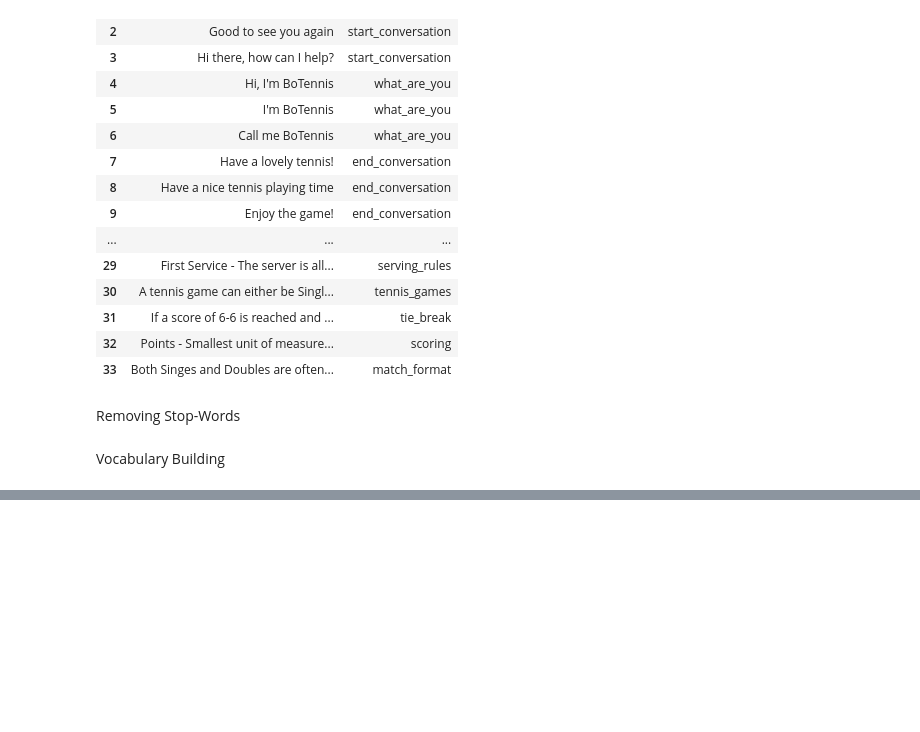
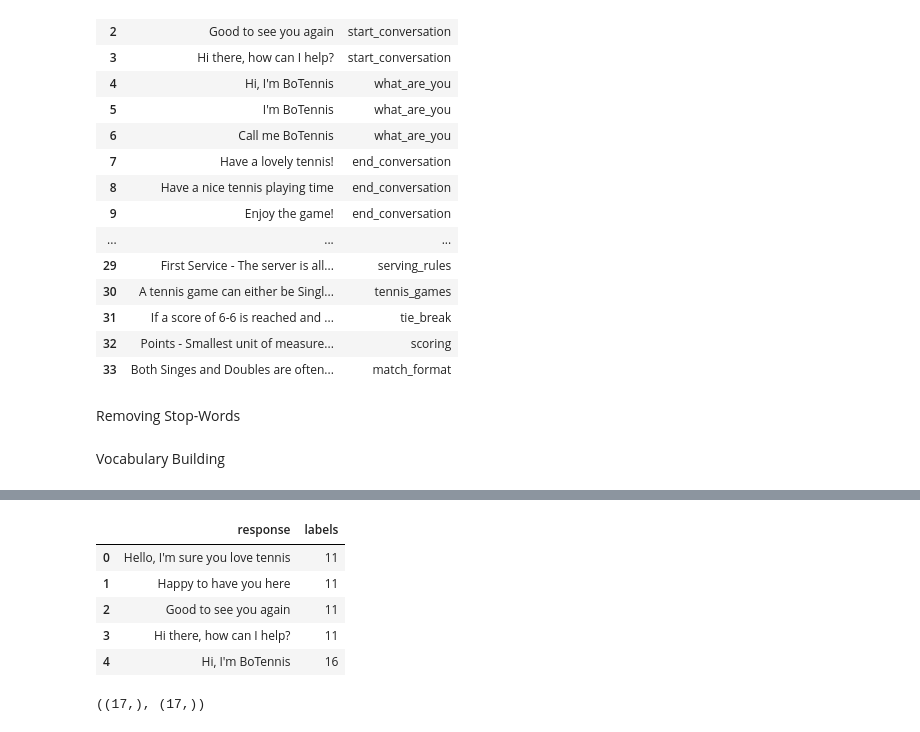
Before and after one commit to Apprentice-doa/Chatbot-using-NLP, a Jupyter notebook: chatbot.ipynb, the cells around one changed output, grey strips where cells are left out. Cells and saved outputs as stored; diff of their text form; code cells hidden in the pictures; blank space fills up the shorter version.

```diff
--- a/chatbot.ipynb
+++ b/chatbot.ipynb
@@ -181,0 +260,3 @@ print(vocab.most_common(20))
+# %%
+from sklearn.preprocessing import LabelEncoder
+lable_enc = LabelEncoder()
@@ -181,0 +273,6 @@ print(vocab.most_common(20))
+# %%
+mapper = {}
+for index,key in enumerate(df_encoded.labels):
+    if key not in mapper.keys():
+        mapper[key] = labl[index]
+mapper
@@ -181,0 +299,10 @@ print(vocab.most_common(20))
+# %%
+df2.labels = df2.labels.map(mapper).astype({'labels': 'int32'})
+df2.head()
+# %% [output]
+|  | response | labels |
+| 0 | Hello, I'm sure you love tennis | 11 |
+| 1 | Happy to have you here | 11 |
+| 2 | Good to see you again | 11 |
+| 3 | Hi there, how can I help? | 11 |
+| 4 | Hi, I'm BoTennis | 16 |
@@ -181,0 +322,4 @@ print(vocab.most_common(20))
+# %%
+y_train[0].shape,y_test[0].shape
+# %% [output]
+((17,), (17,))
```
Also changed, not shown: parts of 43 cells of this notebook, 2 other files.
